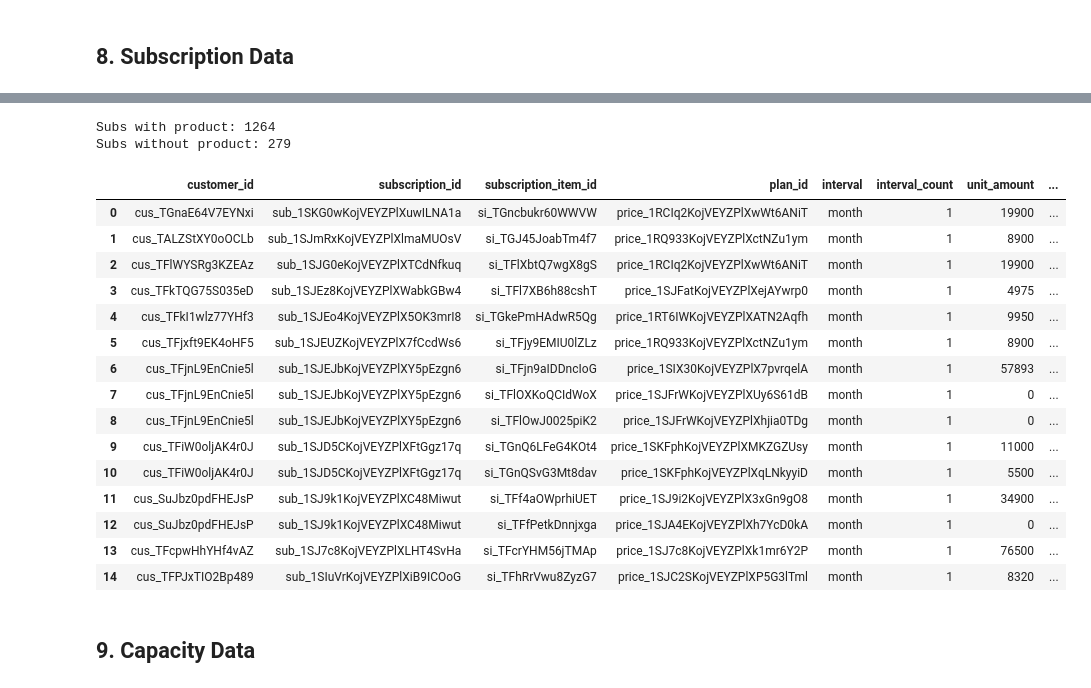
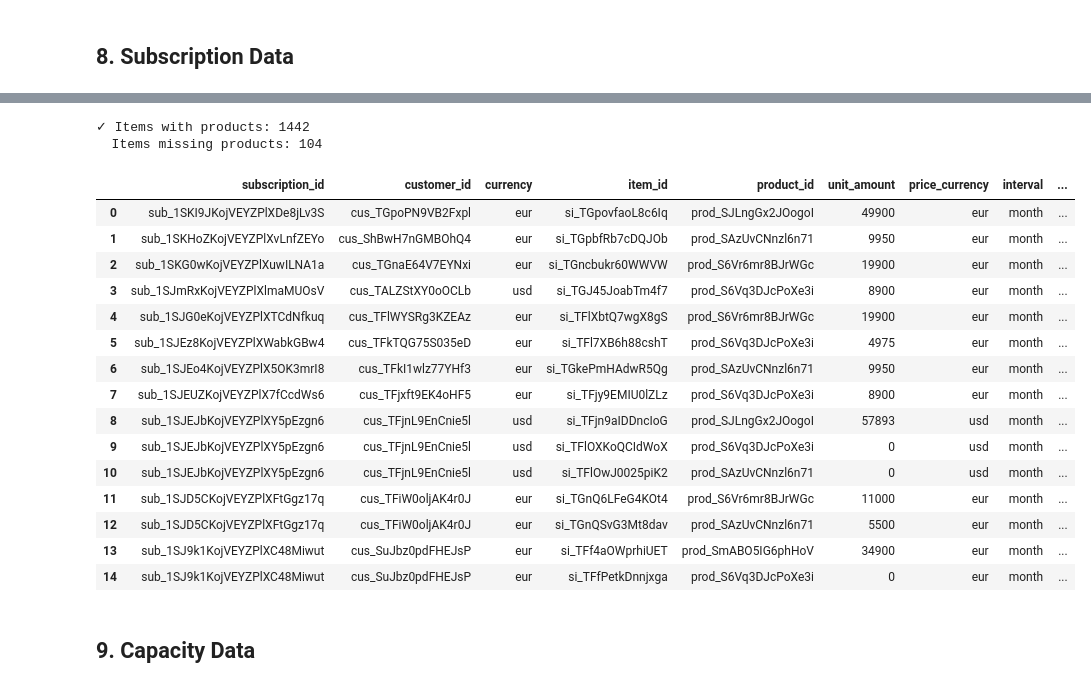
Before and after one commit to peec-ai/stripe-migration-analysis, a Jupyter notebook: transform/notebooks/migration_analysis-match.ipynb, the cells around one changed output, grey strips where cells are left out. Cells and saved outputs as stored; diff of their text form; code cells hidden in the pictures.

Commit message:
data

```diff
--- a/transform/notebooks/migration_analysis-match.ipynb
+++ b/transform/notebooks/migration_analysis-match.ipynb
@@ -303,15 +339,15 @@ Filtered out 8 products
 # %% [markdown]
 ## 6. Create DataFrames
 # %%
-# Convert to DataFrames
+# Convert validated models to DataFrames
 companies_df = pd.DataFrame([c.model_dump() for c in companies])
 orgs_df = pd.DataFrame([o.model_dump() for o in orgs])
-subs_df = pd.DataFrame([s.model_dump() for s in subs])
+sub_items_df = pd.DataFrame([s.model_dump() for s in subscription_items])
 products_df = pd.DataFrame([p.model_dump() for p in products])
 
-print("DataFrames created:")
+print("✓ DataFrames created:")
 print(f"  Companies: {companies_df.shape}")
 print(f"  Organizations: {orgs_df.shape}")
-print(f"  Subscriptions: {subs_df.shape}")
+print(f"  Subscription Items: {sub_items_df.shape}")
 print(f"  Products: {products_df.shape}")
 # %% [output]
@@ -386,38 +427,40 @@ subs_df.head()
 # %%
-# Join subscription items with products
-subs_with_product = subs_df.merge(
-    products_df[["id", "prompt_limit"]],
-    left_on="product",
-    right_on="id",
-    how="left",
-    suffixes=("", "_product"),
-).drop(columns=["id"])
+# Join subscription items with products to enrich with metadata
+sub_items_with_product = sub_items_df.merge(
+    products_df[['id', 'name', 'prompt_limit', 'type']],
+    left_on='product_id',
+    right_on='id',
+    how='left',
+    suffixes=('', '_product')
+).drop(columns=['id'])
 
-# len of product is not NaN
-print(f"Subs with product: {len(subs_with_product[subs_with_product['product'].notna()])}")
-# len of product = NaN
-print(f"Subs without product: {len(subs_with_product[subs_with_product['product'].isna()])}")
+# Check for missing products
+items_with_product = sub_items_with_product[sub_items_with_product['prompt_limit'].notna()]
+items_missing_product = sub_items_with_product[sub_items_with_product['prompt_limit'].isna()]
 
-subs_with_product.head(15)
+print(f"✓ Items with products: {len(items_with_product)}")
+print(f"  Items missing products: {len(items_missing_product)}")
+
+sub_items_with_product.head(15)
 # %% [output]
-Subs with product: 1264
-Subs without product: 279
+✓ Items with products: 1442
+  Items missing products: 104
-|  | customer_id | subscription_id | subscription_item_id | plan_id | interval | interval_count | unit_amount | ... |
-| 0 | cus_TGnaE64V7EYNxi | sub_1SKG0wKojVEYZPlXuwILNA1a | si_TGncbukr60WWVW | price_1RCIq2KojVEYZPlXwWt6ANiT | month | 1 | 19900 | ... |
-| 1 | cus_TALZStXY0oOCLb | sub_1SJmRxKojVEYZPlXlmaMUOsV | si_TGJ45JoabTm4f7 | price_1RQ933KojVEYZPlXctNZu1ym | month | 1 | 8900 | ... |
-| 2 | cus_TFlWYSRg3KZEAz | sub_1SJG0eKojVEYZPlXTCdNfkuq | si_TFlXbtQ7wgX8gS | price_1RCIq2KojVEYZPlXwWt6ANiT | month | 1 | 19900 | ... |
-| 3 | cus_TFkTQG75S035eD | sub_1SJEz8KojVEYZPlXWabkGBw4 | si_TFl7XB6h88cshT | price_1SJFatKojVEYZPlXejAYwrp0 | month | 1 | 4975 | ... |
-| 4 | cus_TFkI1wlz77YHf3 | sub_1SJEo4KojVEYZPlX5OK3mrI8 | si_TGkePmHAdwR5Qg | price_1RT6IWKojVEYZPlXATN2Aqfh | month | 1 | 9950 | ... |
-| 5 | cus_TFjxft9EK4oHF5 | sub_1SJEUZKojVEYZPlX7fCcdWs6 | si_TFjy9EMIU0lZLz | price_1RQ933KojVEYZPlXctNZu1ym | month | 1 | 8900 | ... |
-| 6 | cus_TFjnL9EnCnie5l | sub_1SJEJbKojVEYZPlXY5pEzgn6 | si_TFjn9aIDDncIoG | price_1SIX30KojVEYZPlX7pvrqelA | month | 1 | 57893 | ... |
-| 7 | cus_TFjnL9EnCnie5l | sub_1SJEJbKojVEYZPlXY5pEzgn6 | si_TFlOXKoQCIdWoX | price_1SJFrWKojVEYZPlXUy6S61dB | month | 1 | 0 | ... |
-| 8 | cus_TFjnL9EnCnie5l | sub_1SJEJbKojVEYZPlXY5pEzgn6 | si_TFlOwJ0025piK2 | price_1SJFrWKojVEYZPlXhjia0TDg | month | 1 | 0 | ... |
-| 9 | cus_TFiW0oljAK4r0J | sub_1SJD5CKojVEYZPlXFtGgz17q | si_TGnQ6LFeG4KOt4 | price_1SKFphKojVEYZPlXMKZGZUsy | month | 1 | 11000 | ... |
-| 10 | cus_TFiW0oljAK4r0J | sub_1SJD5CKojVEYZPlXFtGgz17q | si_TGnQSvG3Mt8dav | price_1SKFphKojVEYZPlXqLNkyyiD | month | 1 | 5500 | ... |
-| 11 | cus_SuJbz0pdFHEJsP | sub_1SJ9k1KojVEYZPlXC48Miwut | si_TFf4aOWprhiUET | price_1SJ9i2KojVEYZPlX3xGn9gO8 | month | 1 | 34900 | ... |
-| 12 | cus_SuJbz0pdFHEJsP | sub_1SJ9k1KojVEYZPlXC48Miwut | si_TFfPetkDnnjxga | price_1SJA4EKojVEYZPlXh7YcD0kA | month | 1 | 0 | ... |
-| 13 | cus_TFcpwHhYHf4vAZ | sub_1SJ7c8KojVEYZPlXLHT4SvHa | si_TFcrYHM56jTMAp | price_1SJ7c8KojVEYZPlXk1mr6Y2P | month | 1 | 76500 | ... |
-| 14 | cus_TFPJxTIO2Bp489 | sub_1SIuVrKojVEYZPlXiB9ICOoG | si_TFhRrVwu8ZyzG7 | price_1SJC2SKojVEYZPlXP5G3lTml | month | 1 | 8320 | ... |
+|  | subscription_id | customer_id | currency | item_id | product_id | unit_amount | price_currency | interval | ... |
+| 0 | sub_1SKI9JKojVEYZPlXDe8jLv3S | cus_TGpoPN9VB2Fxpl | eur | si_TGpovfaoL8c6Iq | prod_SJLngGx2JOogoI | 49900 | eur | month | ... |
+| 1 | sub_1SKHoZKojVEYZPlXvLnfZEYo | cus_ShBwH7nGMBOhQ4 | eur | si_TGpbfRb7cDQJOb | prod_SAzUvCNnzl6n71 | 9950 | eur | month | ... |
+| 2 | sub_1SKG0wKojVEYZPlXuwILNA1a | cus_TGnaE64V7EYNxi | eur | si_TGncbukr60WWVW | prod_S6Vr6mr8BJrWGc | 19900 | eur | month | ... |
+| 3 | sub_1SJmRxKojVEYZPlXlmaMUOsV | cus_TALZStXY0oOCLb | usd | si_TGJ45JoabTm4f7 | prod_S6Vq3DJcPoXe3i | 8900 | eur | month | ... |
+| 4 | sub_1SJG0eKojVEYZPlXTCdNfkuq | cus_TFlWYSRg3KZEAz | eur | si_TFlXbtQ7wgX8gS | prod_S6Vr6mr8BJrWGc | 19900 | eur | month | ... |
+| 5 | sub_1SJEz8KojVEYZPlXWabkGBw4 | cus_TFkTQG75S035eD | eur | si_TFl7XB6h88cshT | prod_S6Vq3DJcPoXe3i | 4975 | eur | month | ... |
+| 6 | sub_1SJEo4KojVEYZPlX5OK3mrI8 | cus_TFkI1wlz77YHf3 | eur | si_TGkePmHAdwR5Qg | prod_SAzUvCNnzl6n71 | 9950 | eur | month | ... |
+| 7 | sub_1SJEUZKojVEYZPlX7fCcdWs6 | cus_TFjxft9EK4oHF5 | eur | si_TFjy9EMIU0lZLz | prod_S6Vq3DJcPoXe3i | 8900 | eur | month | ... |
+| 8 | sub_1SJEJbKojVEYZPlXY5pEzgn6 | cus_TFjnL9EnCnie5l | usd | si_TFjn9aIDDncIoG | prod_SJLngGx2JOogoI | 57893 | usd | month | ... |
+| 9 | sub_1SJEJbKojVEYZPlXY5pEzgn6 | cus_TFjnL9EnCnie5l | usd | si_TFlOXKoQCIdWoX | prod_S6Vq3DJcPoXe3i | 0 | usd | month | ... |
+| 10 | sub_1SJEJbKojVEYZPlXY5pEzgn6 | cus_TFjnL9EnCnie5l | usd | si_TFlOwJ0025piK2 | prod_SAzUvCNnzl6n71 | 0 | usd | month | ... |
+| 11 | sub_1SJD5CKojVEYZPlXFtGgz17q | cus_TFiW0oljAK4r0J | eur | si_TGnQ6LFeG4KOt4 | prod_S6Vr6mr8BJrWGc | 11000 | eur | month | ... |
+| 12 | sub_1SJD5CKojVEYZPlXFtGgz17q | cus_TFiW0oljAK4r0J | eur | si_TGnQSvG3Mt8dav | prod_SAzUvCNnzl6n71 | 5500 | eur | month | ... |
+| 13 | sub_1SJ9k1KojVEYZPlXC48Miwut | cus_SuJbz0pdFHEJsP | eur | si_TFf4aOWprhiUET | prod_SmABO5IG6phHoV | 34900 | eur | month | ... |
+| 14 | sub_1SJ9k1KojVEYZPlXC48Miwut | cus_SuJbz0pdFHEJsP | eur | si_TFfPetkDnnjxga | prod_S6Vq3DJcPoXe3i | 0 | eur | month | ... |
 # %% [markdown]
 ## 9. Capacity Data
 # %%
```
Also changed, not shown: parts of 10 cells of this notebook, 6 other files.
